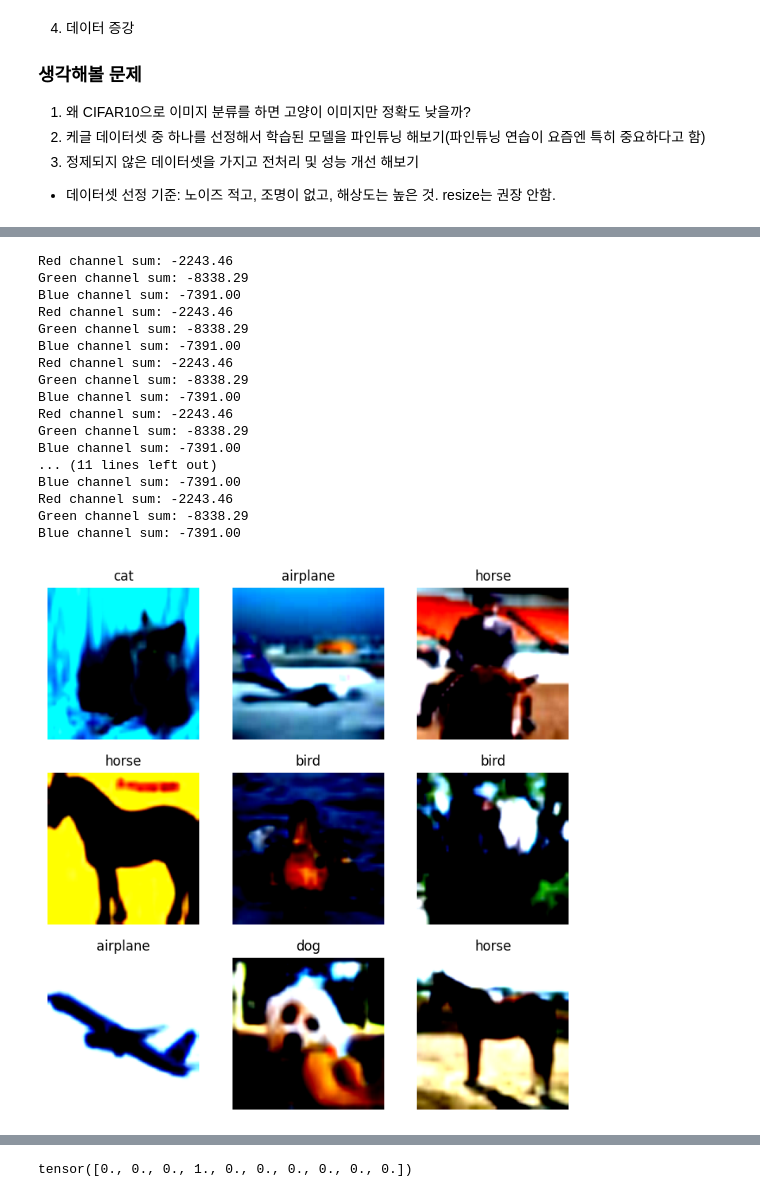
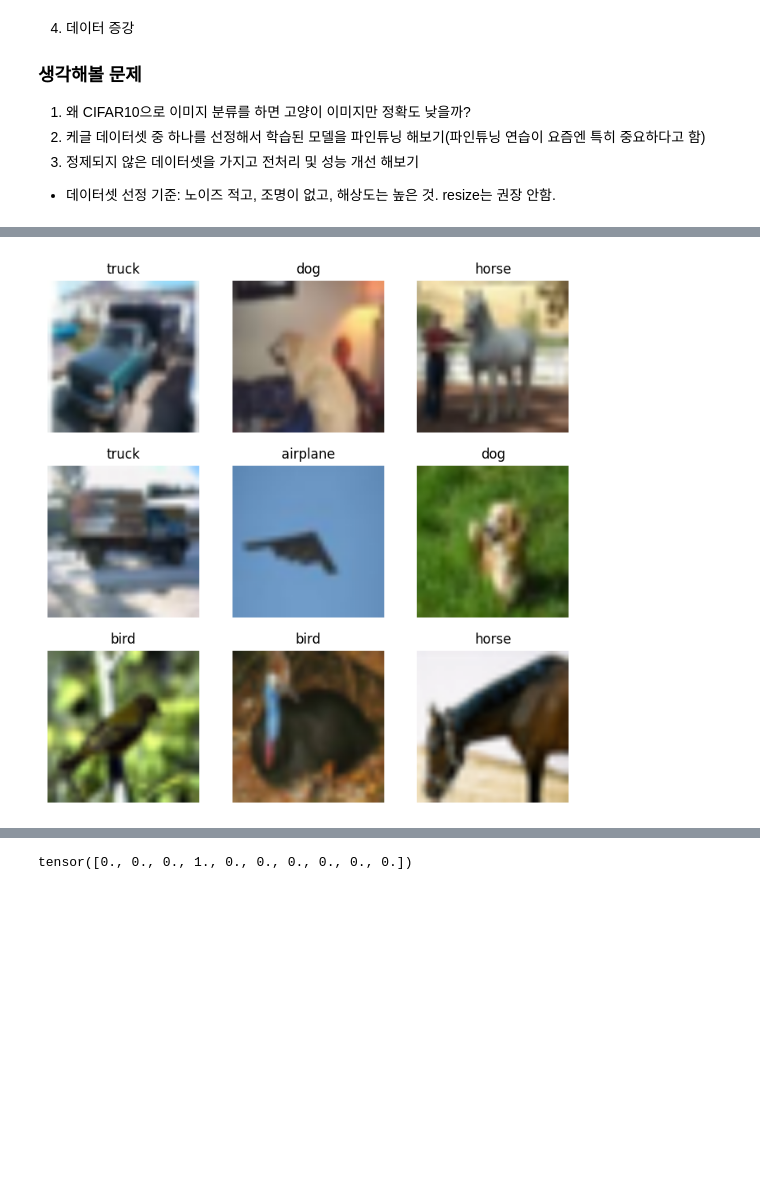
Before and after one commit to alexis-chaesong/Vision-AI-Notebooks, a Jupyter notebook: 01_CIFAR10_Image_Classification/CIFAR10_Classification_Evolution.ipynb, the cells around one changed output, grey strips where cells are left out. Cells and saved outputs as stored; diff of their text form; code cells hidden in the pictures; blank space fills up the shorter version.

```diff
--- a/01_CIFAR10_Image_Classification/CIFAR10_Classification_Evolution.ipynb
+++ b/01_CIFAR10_Image_Classification/CIFAR10_Classification_Evolution.ipynb
@@ -110,7 +110,8 @@ train_transform = transforms.Compose([
 
     # 6차 시도! 특정 색상 채널만 남김
     # transforms.Lambda(lambda x: keep_only_red(x)),
-    transforms.Normalize([0.485, 0.456, 0.406], [0.229, 0.224, 0.225]) # ImageNet 전용 정규화
+    # transforms.Normalize([0.485, 0.456, 0.406], [0.229, 0.224, 0.225]) # ImageNet 전용 정규화
+    transforms.Normalize((0.4914, 0.4822, 0.4465), (0.2023, 0.1994, 0.2010))  # Cifar10 전용 정규화
 ])
 
 # test_transform은 변형 없이 정규화만 수행
@@ -119,7 +120,8 @@ test_transform = transforms.Compose([
     # transforms.Grayscale(num_output_channels=3),
     transforms.ToTensor(),
     # transforms.Lambda(lambda x: keep_only_red(x)),
-    transforms.Normalize([0.485, 0.456, 0.406], [0.229, 0.224, 0.225])
+    # transforms.Normalize([0.485, 0.456, 0.406], [0.229, 0.224, 0.225])
+    transforms.Normalize((0.4914, 0.4822, 0.4465), (0.2023, 0.1994, 0.2010))  # Cifar10 전용 정규화
 ])
 
 
@@ -141,6 +143,16 @@ test_data = datasets.CIFAR10(root='data', train=False, download= True, transform
 # %%
 classes = ('airplane','automobile','bird','cat','deer','dog','frog','horse','ship','truck')
 # 사진이 너무 뿌얘서 cifar10 웹사이트에 나와있는 클래스명들을 순서대로 가져옴
+
+# imshow.clip 추가했음에도 정규화 이후 음수값이 발생해 검은색으로 뭉개져서 역전환 추가
+def unnormalize(tensor, mean, std):
+    for t, m, s in zip(tensor, mean, std):
+        t.mul_(s).add_(m) # (Input * Std) + Mean
+    return tensor
+
+# 학습 때 사용한 CIFAR-10 평균과 표준편차
+cifar10_mean = (0.4914, 0.4822, 0.4465)
+cifar10_std = (0.2023, 0.1994, 0.2010)
 
 figure, axes = plt.subplots(3,3, figsize=(6,6), dpi=120)
 # plt.subplots(3, 3): 전체 화면을 행 3개, 열 3개로 나누어 총 9개의 그래프 공간을 만들겠다는 뜻
@@ -160,13 +172,20 @@ for ax in axes.flat:
   # 랜덤하게 뽑은 번호(idx)에 해당하는 이미지 텐서와 정답(레이블)을 가저옴
 
   # 사진 뽑는 루프 안에서 확인
-  print(f"Red channel sum: {X[0, 0, :, :].sum().item():.2f}")   # 빨강: 숫자 나옴
-  print(f"Green channel sum: {X[0, 1, :, :].sum().item():.2f}") # 초록: 0.00 이 나와야 함!
-  print(f"Blue channel sum: {X[0, 2, :, :].sum().item():.2f}")  # 파랑: 0.00 이 나와야 함!
+  # print(f"Red channel sum: {X[0, 0, :, :].sum().item():.2f}")   # 빨강: 숫자 나옴
+  # print(f"Green channel sum: {X[0, 1, :, :].sum().item():.2f}") # 초록: 0.00 이 나와야 함!
+  # print(f"Blue channel sum: {X[0, 2, :, :].sum().item():.2f}")  # 파랑: 0.00 이 나와야 함!
 
-  ax.imshow(img.permute(1, 2, 0))
+  # ax.imshow(img.permute(1, 2, 0).clip(0,1))
   # permute로 차원을 맞추기
   # 기존 상태 (PyTorch Tensor): (채널, 높이, 너비)에서 Matplotlib (imshow)이 요구하는 상태: (높이, 너비, 채널)로 변경
+
+  # 1. 새로운 시각화 코드! 원본 텐서가 변하지 않도록 복사본 생성 후 역정규화
+  img_show = img.clone()
+  img_show = unnormalize(img_show, cifar10_mean, cifar10_std)
+
+  # 2. [C, H, W] -> [H, W, C] 변환 및 출력
+  ax.imshow(img_show.permute(1, 2, 0).clip(0, 1))
 
   ax.set_title(classes[label], fontsize=10)   # 사진과 함께 클래스 라벨이 나옴
   ax.axis('off')
@@ -188,21 +198,4 @@ WARNING:matplotlib.image:Clipping input data to the valid range for imshow with
-Red channel sum: -2243.46
-Green channel sum: -8338.29
-Blue channel sum: -7391.00
-Red channel sum: -2243.46
-Green channel sum: -8338.29
-Blue channel sum: -7391.00
-Red channel sum: -2243.46
-Green channel sum: -8338.29
-Blue channel sum: -7391.00
-Red channel sum: -2243.46
-Green channel sum: -8338.29
-Blue channel sum: -7391.00
-... (11 lines left out)
-Blue channel sum: -7391.00
-Red channel sum: -2243.46
-Green channel sum: -8338.29
-Blue channel sum: -7391.00
-[figure, old version]
+[figure, new version]
 # %%
 train_dataloader = DataLoader(training_data, batch_size=64, shuffle=True)   # 한번에 64장씩 처리하고, 순서를 섞어줘서 과적합 방지
 test_dataloader = DataLoader(test_data, batch_size=64, shuffle=True)
```
Also changed, not shown: parts of 2 cells of this notebook.
